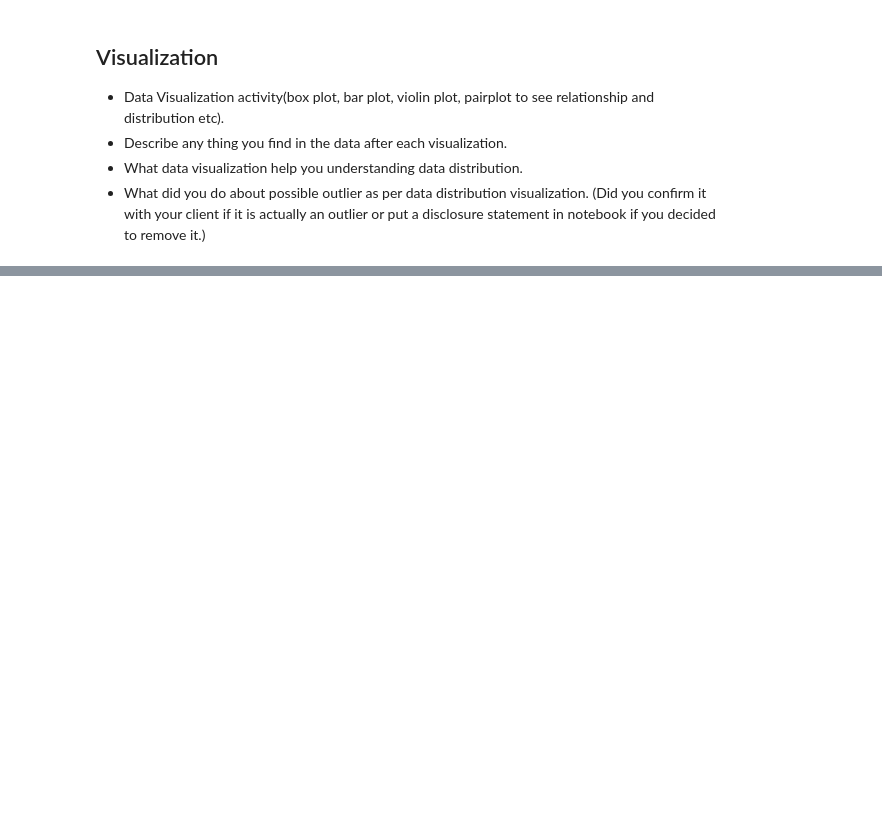
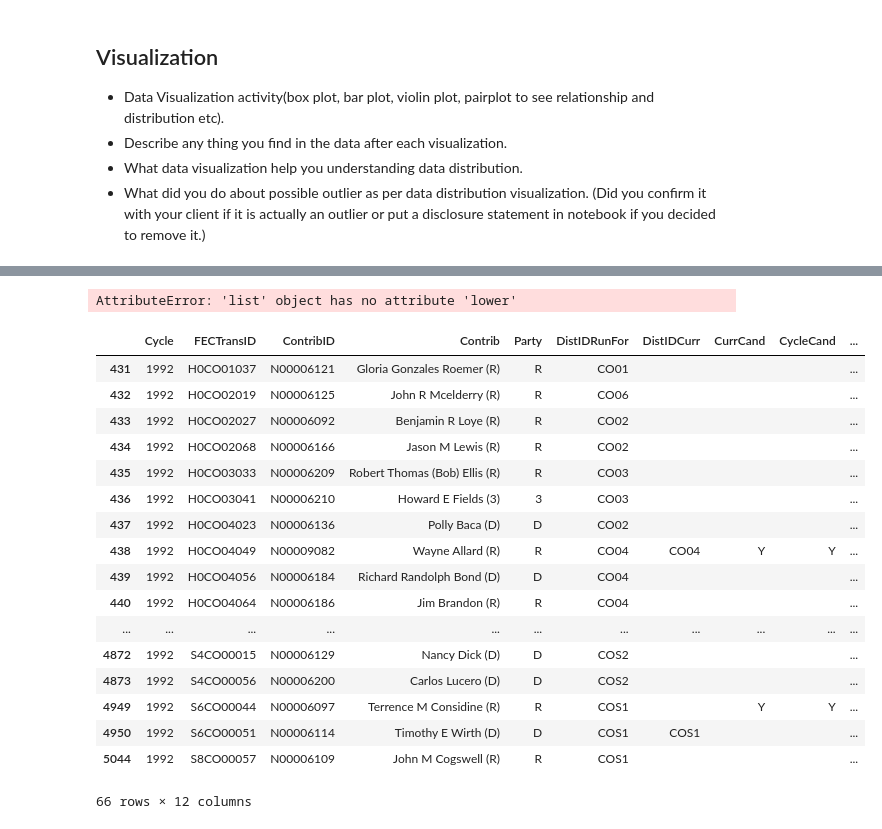
Before and after one commit to dslachar/analysis_of_crp_data, a Jupyter notebook: Project_Report.ipynb, the cells around one changed output, grey strips where cells are left out. Saved outputs shown, nothing was run; the diff lists cells and outputs as text; code cells hidden in the pictures; blank space fills up the shorter version.

Commit message:
Cand Updated df

```diff
--- a/Project_Report.ipynb
+++ b/Project_Report.ipynb
@@ -20,0 +55,26 @@
+# %%
+sns.set(style="darkgrid")
+df = pd.DataFrame.from_dict(length_dict,orient=[len(length_dict)])
+# %% [output]
+AttributeError: 'list' object has no attribute 'lower'
+# %%
+candCO.get_group('1992')
+# %% [output]
+|  | Cycle | FECTransID | ContribID | Contrib | Party | DistIDRunFor | DistIDCurr | CurrCand | CycleCand | ... |
+| 431 | 1992 | H0CO01037 | N00006121 | Gloria Gonzales Roemer (R) | R | CO01 |  |  |  | ... |
+| 432 | 1992 | H0CO02019 | N00006125 | John R Mcelderry (R) | R | CO06 |  |  |  | ... |
+| 433 | 1992 | H0CO02027 | N00006092 | Benjamin R Loye (R) | R | CO02 |  |  |  | ... |
+| 434 | 1992 | H0CO02068 | N00006166 | Jason M Lewis (R) | R | CO02 |  |  |  | ... |
+| 435 | 1992 | H0CO03033 | N00006209 | Robert Thomas (Bob) Ellis (R) | R | CO03 |  |  |  | ... |
+| 436 | 1992 | H0CO03041 | N00006210 | Howard E Fields (3) | 3 | CO03 |  |  |  | ... |
+| 437 | 1992 | H0CO04023 | N00006136 | Polly Baca (D) | D | CO02 |  |  |  | ... |
+| 438 | 1992 | H0CO04049 | N00009082 | Wayne Allard (R) | R | CO04 | CO04 | Y | Y | ... |
+| 439 | 1992 | H0CO04056 | N00006184 | Richard Randolph Bond (D) | D | CO04 |  |  |  | ... |
+| 440 | 1992 | H0CO04064 | N00006186 | Jim Brandon (R) | R | CO04 |  |  |  | ... |
+| ... | ... | ... | ... | ... | ... | ... | ... | ... | ... | ... |
+| 4872 | 1992 | S4CO00015 | N00006129 | Nancy Dick (D) | D | COS2 |  |  |  | ... |
+| 4873 | 1992 | S4CO00056 | N00006200 | Carlos Lucero (D) | D | COS2 |  |  |  | ... |
+| 4949 | 1992 | S6CO00044 | N00006097 | Terrence M Considine (R) | R | COS1 |  | Y | Y | ... |
+| 4950 | 1992 | S6CO00051 | N00006114 | Timothy E Wirth (D) | D | COS1 | COS1 |  |  | ... |
+| 5044 | 1992 | S8CO00057 | N00006109 | John M Cogswell (R) | R | COS1 |  |  |  | ... |
+66 rows × 12 columns
```
Also changed, not shown: parts of 9 cells of this notebook.
